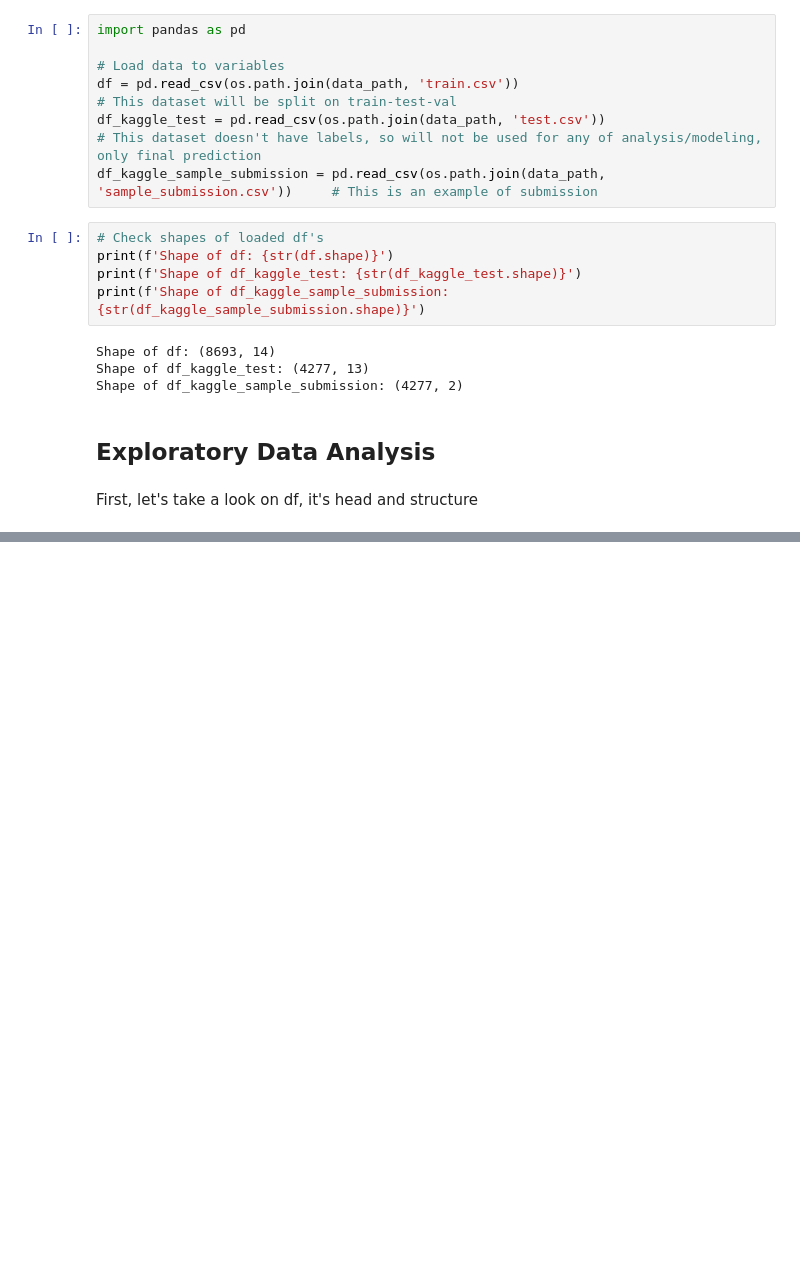
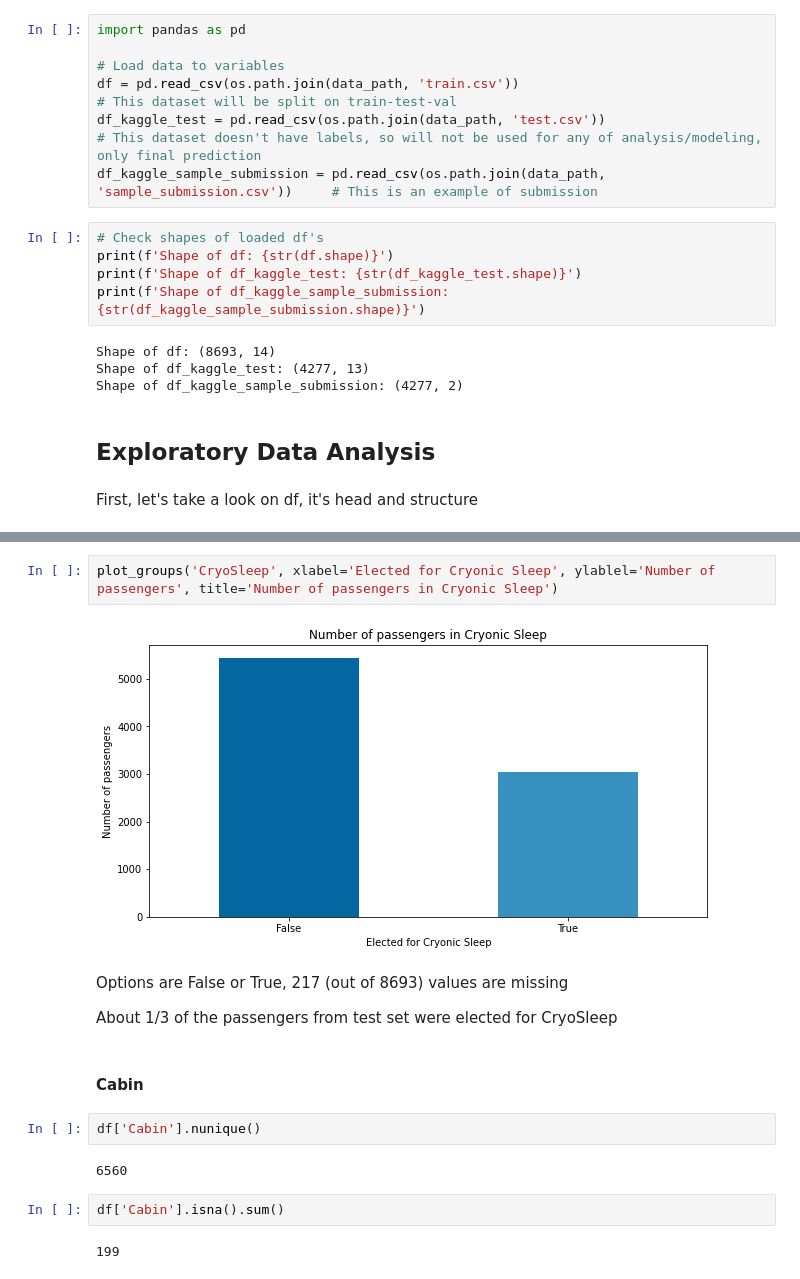
Before and after one commit to ParalogyX/spaceship_titanic, a Jupyter notebook: EDA.ipynb, the cells around one changed output, grey strips where cells are left out. Saved outputs shown, nothing was run; the diff lists cells and outputs as text; blank space fills up the shorter version.

```diff
--- a/EDA.ipynb
+++ b/EDA.ipynb
@@ -116,0 +232,18 @@ dtype: object
+# %%
+plot_groups('CryoSleep', xlabel='Elected for Cryonic Sleep', ylablel='Number of passengers', title='Number of passengers in Cryonic Sleep')
+# %% [output]
+[figure, added]
+# %% [markdown]
+Options are False or True, 217 (out of 8693) values are missing
+
+About 1/3 of the passengers from test set were elected for CryoSleep
+# %% [markdown]
+#### Cabin
+# %%
+df['Cabin'].nunique()
+# %% [output]
+6560
+# %%
+df['Cabin'].isna().sum()
+# %% [output]
+199
```
Also changed, not shown: parts of 67 cells of this notebook.
